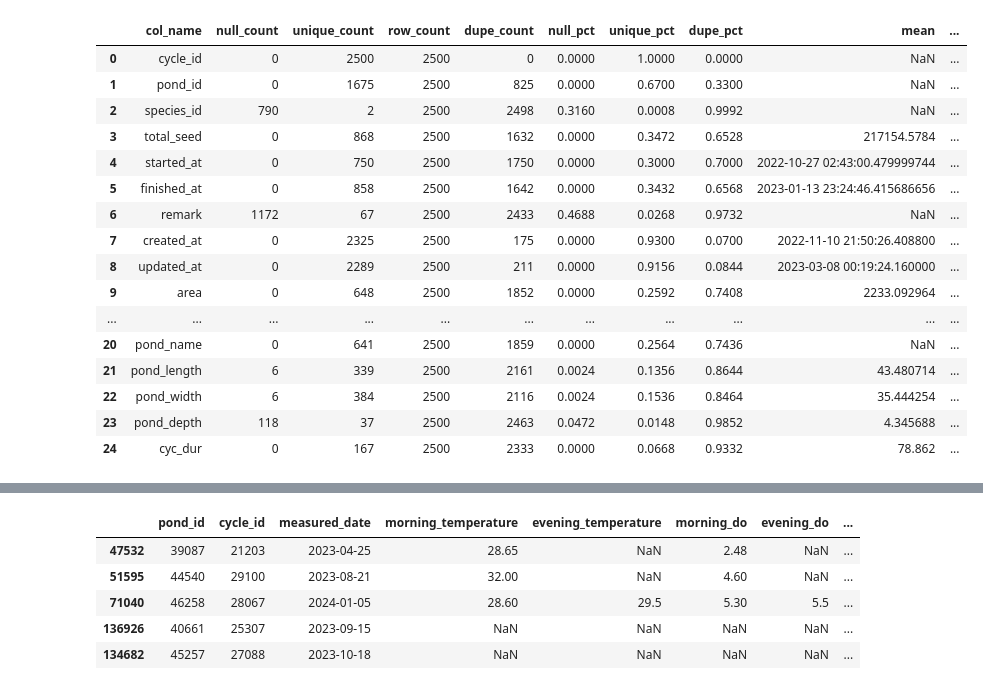
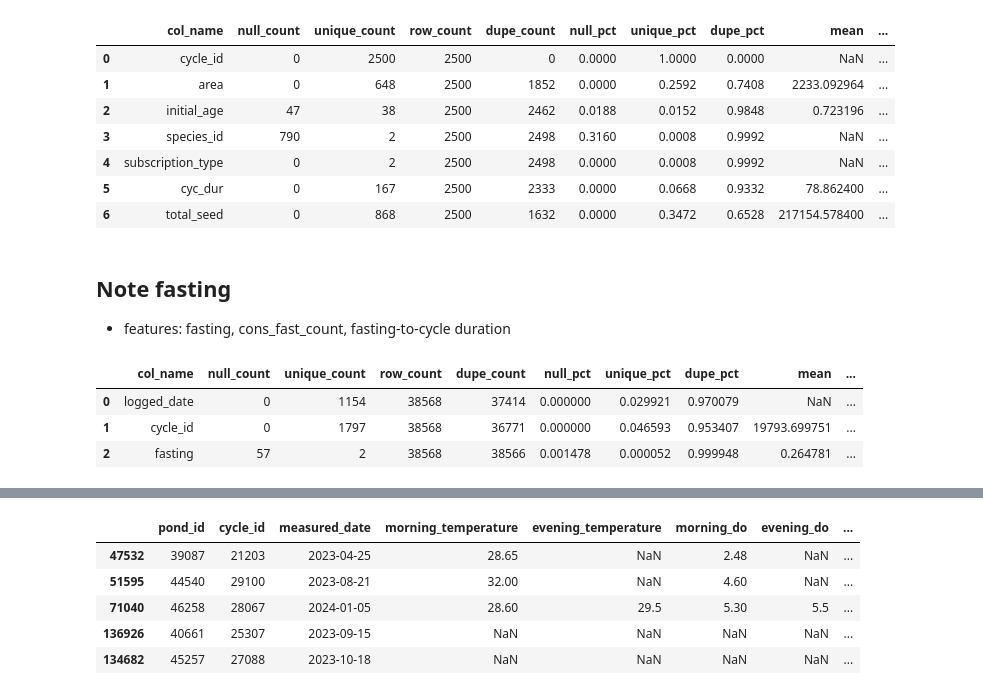
Before and after one commit to zylbergs/Jala, a Jupyter notebook: main_eda.ipynb, the cells around one changed output, grey strips where cells are left out. Saved outputs shown, nothing was run; the diff lists cells and outputs as text; code cells hidden in the pictures.

```diff
--- a/main_eda.ipynb
+++ b/main_eda.ipynb
@@ -64,20 +67,21 @@ For example, when doing 'df[col].method(value, inplace=True)', try using 'df.met
+# %%
+check_health(cyc[['cycle_id','area','initial_age','species_id','subscription_type','cyc_dur','total_seed']])
+# %% [output]
+|  | col_name | null_count | unique_count | row_count | dupe_count | null_pct | unique_pct | dupe_pct | mean | ... |
+| 0 | cycle_id | 0 | 2500 | 2500 | 0 | 0.0000 | 1.0000 | 0.0000 | NaN | ... |
+| 1 | area | 0 | 648 | 2500 | 1852 | 0.0000 | 0.2592 | 0.7408 | 2233.092964 | ... |
+| 2 | initial_age | 47 | 38 | 2500 | 2462 | 0.0188 | 0.0152 | 0.9848 | 0.723196 | ... |
+| 3 | species_id | 790 | 2 | 2500 | 2498 | 0.3160 | 0.0008 | 0.9992 | NaN | ... |
+| 4 | subscription_type | 0 | 2 | 2500 | 2498 | 0.0000 | 0.0008 | 0.9992 | NaN | ... |
+| 5 | cyc_dur | 0 | 167 | 2500 | 2333 | 0.0000 | 0.0668 | 0.9332 | 78.862400 | ... |
+| 6 | total_seed | 0 | 868 | 2500 | 1632 | 0.0000 | 0.3472 | 0.6528 | 217154.578400 | ... |
+# %% [markdown]
+## Note fasting
+- features: fasting, cons_fast_count, fasting-to-cycle duration
 # %%
-check_health(cyc)
+check_health(fast)
 # %% [output]
 |  | col_name | null_count | unique_count | row_count | dupe_count | null_pct | unique_pct | dupe_pct | mean | ... |
-| 0 | cycle_id | 0 | 2500 | 2500 | 0 | 0.0000 | 1.0000 | 0.0000 | NaN | ... |
-| 1 | pond_id | 0 | 1675 | 2500 | 825 | 0.0000 | 0.6700 | 0.3300 | NaN | ... |
-| 2 | species_id | 790 | 2 | 2500 | 2498 | 0.3160 | 0.0008 | 0.9992 | NaN | ... |
-| 3 | total_seed | 0 | 868 | 2500 | 1632 | 0.0000 | 0.3472 | 0.6528 | 217154.5784 | ... |
-| 4 | started_at | 0 | 750 | 2500 | 1750 | 0.0000 | 0.3000 | 0.7000 | 2022-10-27 02:43:00.479999744 | ... |
-| 5 | finished_at | 0 | 858 | 2500 | 1642 | 0.0000 | 0.3432 | 0.6568 | 2023-01-13 23:24:46.415686656 | ... |
-| 6 | remark | 1172 | 67 | 2500 | 2433 | 0.4688 | 0.0268 | 0.9732 | NaN | ... |
-| 7 | created_at | 0 | 2325 | 2500 | 175 | 0.0000 | 0.9300 | 0.0700 | 2022-11-10 21:50:26.408800 | ... |
-| 8 | updated_at | 0 | 2289 | 2500 | 211 | 0.0000 | 0.9156 | 0.0844 | 2023-03-08 00:19:24.160000 | ... |
-| 9 | area | 0 | 648 | 2500 | 1852 | 0.0000 | 0.2592 | 0.7408 | 2233.092964 | ... |
-| ... | ... | ... | ... | ... | ... | ... | ... | ... | ... | ... |
-| 20 | pond_name | 0 | 641 | 2500 | 1859 | 0.0000 | 0.2564 | 0.7436 | NaN | ... |
-| 21 | pond_length | 6 | 339 | 2500 | 2161 | 0.0024 | 0.1356 | 0.8644 | 43.480714 | ... |
-| 22 | pond_width | 6 | 384 | 2500 | 2116 | 0.0024 | 0.1536 | 0.8464 | 35.444254 | ... |
-| 23 | pond_depth | 118 | 37 | 2500 | 2463 | 0.0472 | 0.0148 | 0.9852 | 4.345688 | ... |
-| 24 | cyc_dur | 0 | 167 | 2500 | 2333 | 0.0000 | 0.0668 | 0.9332 | 78.862 | ... |
+| 0 | logged_date | 0 | 1154 | 38568 | 37414 | 0.000000 | 0.029921 | 0.970079 | NaN | ... |
+| 1 | cycle_id | 0 | 1797 | 38568 | 36771 | 0.000000 | 0.046593 | 0.953407 | 19793.699751 | ... |
+| 2 | fasting | 57 | 2 | 38568 | 38566 | 0.001478 | 0.000052 | 0.999948 | 0.264781 | ... |
```
Also changed, not shown: parts of 24 cells of this notebook, 2 other files.
